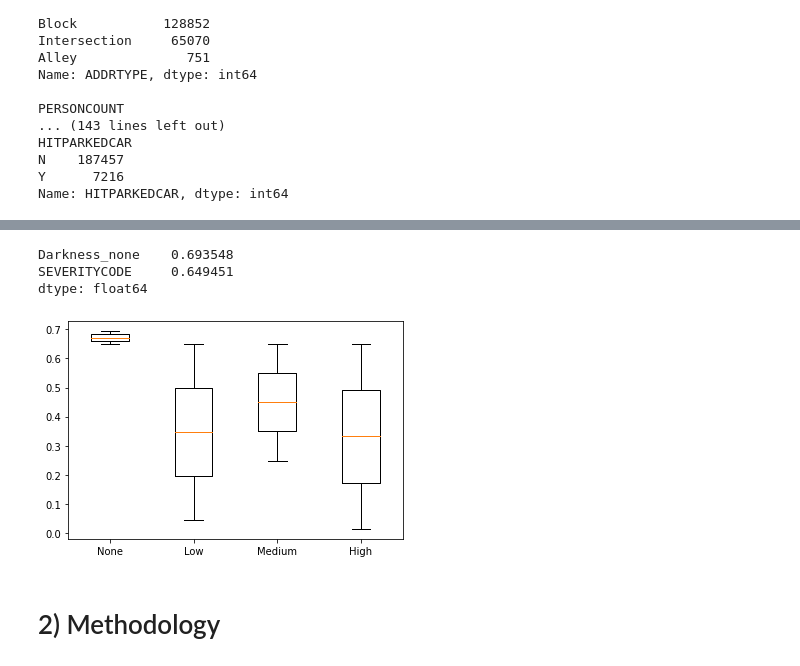
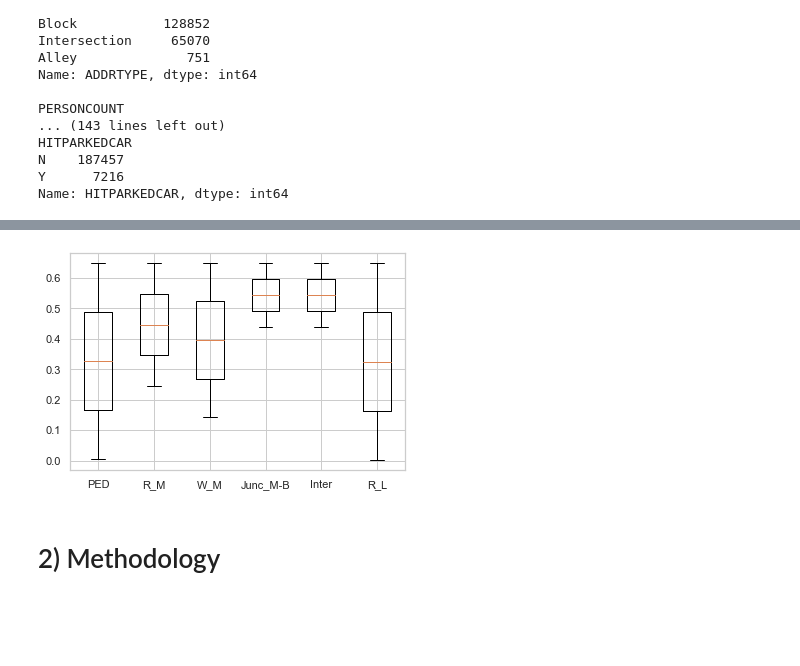
Before and after one commit to michaelrodgam/Coursera_Capstone, a Jupyter notebook: Data_Science Final_Project Notebook.ipynb, the cells around one changed output, grey strips where cells are left out. Cells and saved outputs as stored; diff of their text form; code cells hidden in the pictures; blank space fills up the shorter version.

Commit message:
DataFrame ready for Analysis

```diff
--- a/Data_Science Final_Project Notebook.ipynb
+++ b/Data_Science Final_Project Notebook.ipynb
@@ -363,0 +308,4 @@ dtype: object
+# %%
+#formating date
+df['INCDATE'] = df['INCDATE'].astype('datetime64[ns]')
+print(df.dtypes)
@@ -365,0 +374,7 @@ dtype: object
+# %%
+#dummies
+dummies = pd.get_dummies(data=df, columns =['ADDRTYPE','JUNCTIONTYPE','WEATHER', 'ROADCOND', 'LIGHTCOND', 'atIntersection', 'UNDERINFL', 'HITPARKEDCAR'])
+dummies.drop(['ROADCOND_none','WEATHER_none','LIGHTCOND_none', 'atIntersection_No', 'UNDERINFL_No', 'HITPARKEDCAR_N', 'HITPARKEDCAR_Y' ], axis= 1, inplace= True)
+# %%
+df_withDummies = dummies
+print(df_withDummies.dtypes)
@@ -366,8 +399,8 @@ dtype: object
 # %%
 #data descriptive analysis
-df_scaled = df
+df_scaled = df_withDummies
 df_scaled.drop(['INCDATE'], axis=1, inplace=True)
 for column in df_scaled.columns:
-    df_scaled[column] = df[column]  / df[column].abs().max()
+    df_scaled[column] = df_withDummies[column]  / df_withDummies[column].abs().max()
 df_scaled.describe()
 # %% [output]
@@ -405,16 +471,15 @@ df_scaled.corr()
 # %%
-data0 = df_scaled[['Darkness_none', 'SEVERITYCODE']].mean()
-data1 = df_scaled[['Darkness_Low', 'SEVERITYCODE']].mean()
-data2 = df_scaled[['Darkness_Medium', 'SEVERITYCODE']].mean()
-data3 = df_scaled[['Darkness_High', 'SEVERITYCODE']].mean()
-print(data0)
-plt.boxplot((data0, data1, data2, data3), labels=['None', "Low", 'Medium', 'High'])
+data1 = df_scaled[['PEDCOUNT', 'SEVERITYCODE']].mean()
+data2 = df_scaled[['ROADCOND_medium', 'SEVERITYCODE']].mean()
+data3 = df_scaled[['WEATHER_medium', 'SEVERITYCODE']].mean()
+data4 = df_scaled[['JUNCTIONTYPE_Mid-Block', 'SEVERITYCODE']].mean()
+data5 = df_scaled[['atIntersection_Yes', 'SEVERITYCODE']].mean()
+data6 = df_scaled[['ROADCOND_low', 'SEVERITYCODE']].mean()
+
+plt.boxplot(( data1, data2, data3, data4, data5, data6), labels=["PED", 'R_M', 'W_M', 'Junc_M-B', 'Inter', 'R_L'])
 plt.show()
 # %% [output]
-Darkness_none    0.693548
-SEVERITYCODE     0.649451
-dtype: float64
-[figure, old version]
+[figure, new version]
 # %% [markdown]
 <h1>2) Methodology</h1>
 # %% [markdown]
```
Also changed, not shown: parts of 19 cells of this notebook.
